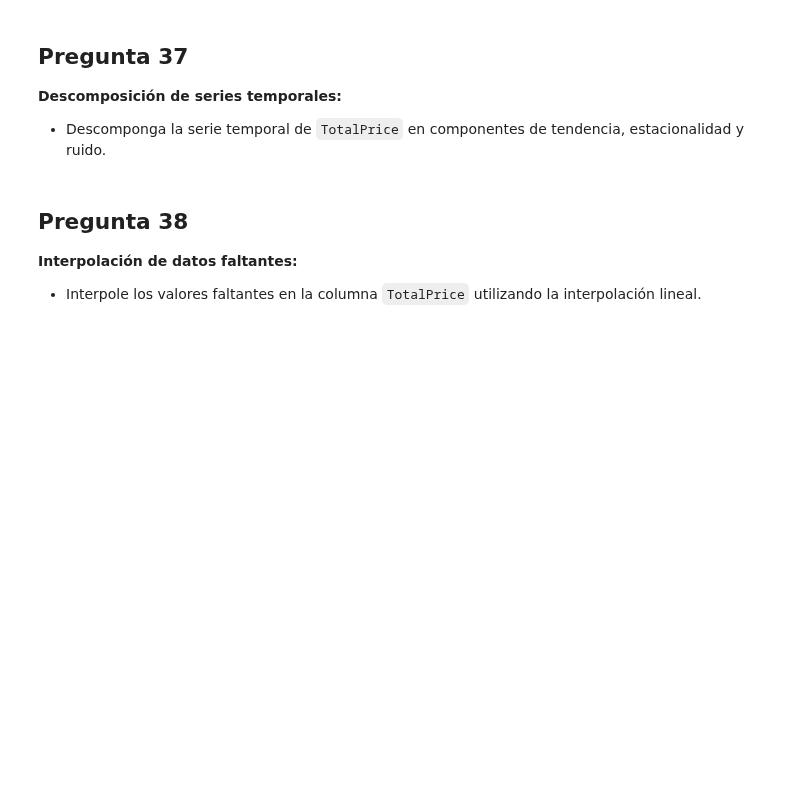
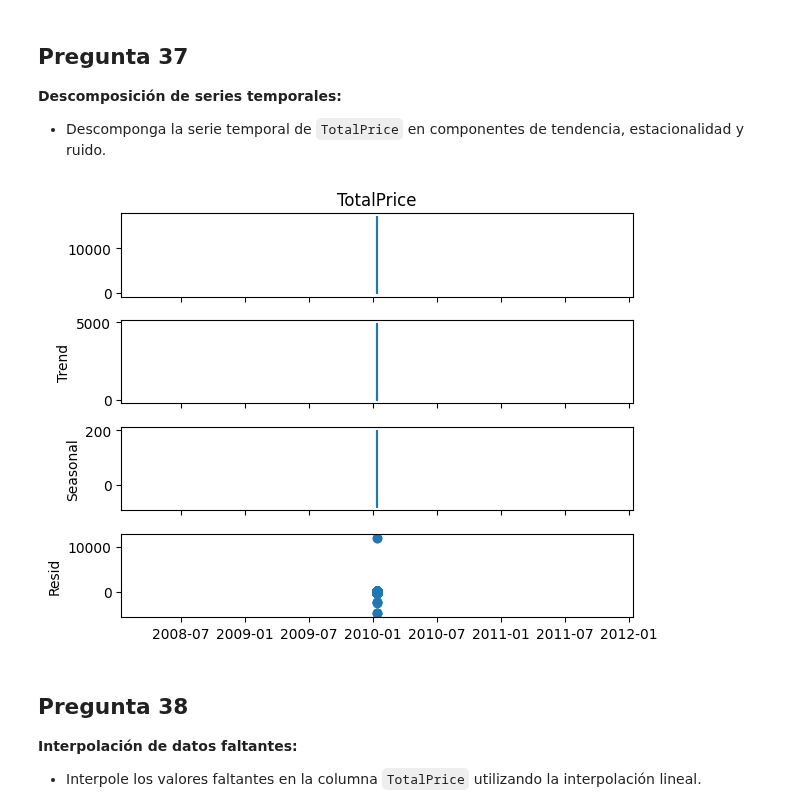
Before and after one commit to Nana8310/Curso_Pandas, a Jupyter notebook: Notebook/Prácticas/Práctica-43/Notebook_43/P-43_Notebook-43.ipynb, the cells around one changed output. Saved outputs shown, nothing was run; the diff lists cells and outputs as text; code cells hidden in the pictures; blank space fills up the shorter version.

```diff
--- a/Notebook/Prácticas/Práctica-43/Notebook_43/P-43_Notebook-43.ipynb
+++ b/Notebook/Prácticas/Práctica-43/Notebook_43/P-43_Notebook-43.ipynb
@@ -921,3 +960,12 @@ United Kingdom   2044.73   19.473619     79.5
 ## Pregunta 31
 **Conversión a índice de tiempo:**
 - Convierta la columna `InvoiceDate` a un índice de tiempo en el dataset `retail`.
+# %%
+
+# Convertir la columna InvoiceDate a tipo datetime
+retail_df['InvoiceDate'] = pd.to_datetime(retail_df['InvoiceDate'])
+
+# Establecer InvoiceDate como índice
+retail_df = retail_df.set_index('InvoiceDate')
+
+print(retail_df)
@@ -933,3 +1001,9 @@ United Kingdom   2044.73   19.473619     79.5
 ## Pregunta 34
 **Desplazamiento de datos:**
 - Desplace los datos de `TotalPrice` en el dataset `retail` un período hacia adelante.
+# %%
+# Desplazar la columna 'TotalPrice' un período hacia adelante
+retail_df['TotalPrice_shifted'] = retail_df['TotalPrice'].shift(1)
+
+# Mostrar solo las columnas 'TotalPrice' y 'TotalPrice_shifted'
+print(retail_df[['TotalPrice', 'TotalPrice_shifted']])
@@ -937,3 +1027,9 @@ United Kingdom   2044.73   19.473619     79.5
 ## Pregunta 35
 **Ventanas móviles:**
 - Calcule la media móvil de 3 períodos de `TotalPrice` en el dataset `retail`.
+# %%
+# Calcular la media móvil de 3 períodos de la columna 'TotalPrice'
+retail_df['TotalPrice_MA3'] = retail_df['TotalPrice'].rolling(window=3).mean()
+
+# Mostrar solo las columnas 'TotalPrice' y 'TotalPrice_MA3'
+print(retail_df[['TotalPrice', 'TotalPrice_MA3']])
@@ -941,3 +1053,9 @@ United Kingdom   2044.73   19.473619     79.5
 ## Pregunta 36
 **Detección de tendencias:**
 - Detecte tendencias en la columna `TotalPrice` del dataset `retail` usando una ventana móvil de 12 períodos.
+# %%
+# Calcular la media móvil de 12 períodos de la columna 'TotalPrice'
+retail_df['TotalPrice_MA12'] = retail_df['TotalPrice'].rolling(window=12).mean()
+
+# Mostrar solo las columnas 'TotalPrice' y 'TotalPrice_MA12'
+print(retail_df[['TotalPrice', 'TotalPrice_MA12']])
@@ -948,3 +1085,16 @@ United Kingdom   2044.73   19.473619     79.5
+# %%
+# Asegurarse de que la columna 'InvoiceDate' esté correctamente definida
+retail_df['InvoiceDate'] = pd.to_datetime(retail_df['InvoiceDate'])
+retail_df.set_index('InvoiceDate', inplace=True)
+
+# Descomponer la serie temporal
+result = seasonal_decompose(retail_df['TotalPrice'], model='additive', period=7)
+
+# Graficar los componentes
+result.plot()
+plt.show()
+# %% [output]
+[figure, added]
 # %% [markdown]
 ## Pregunta 38
 **Interpolación de datos faltantes:**
```
Also changed, not shown: parts of 44 cells of this notebook.
